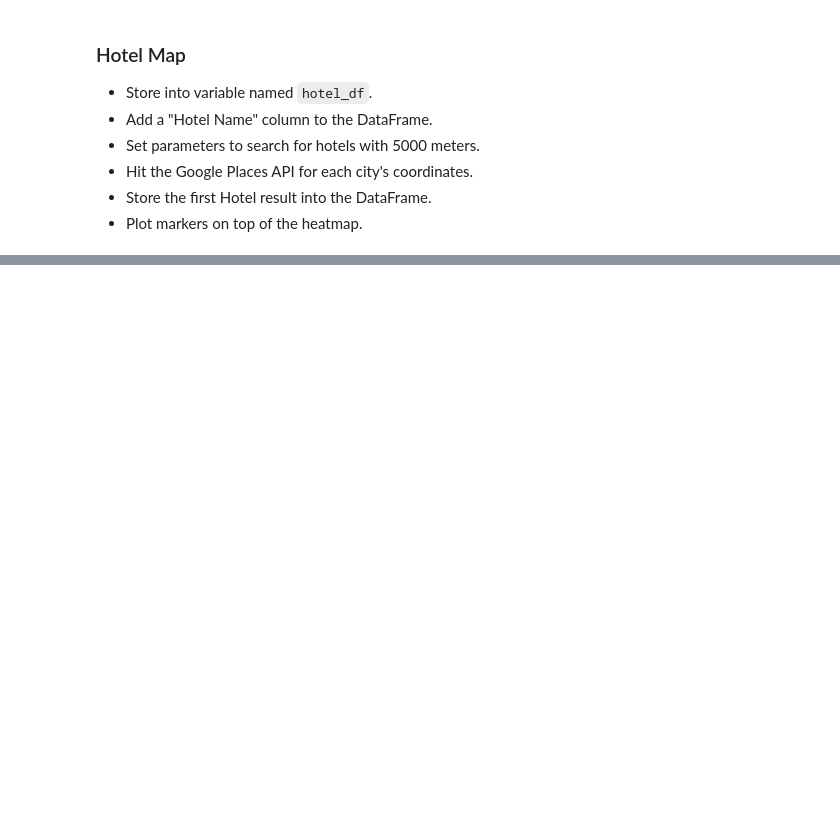
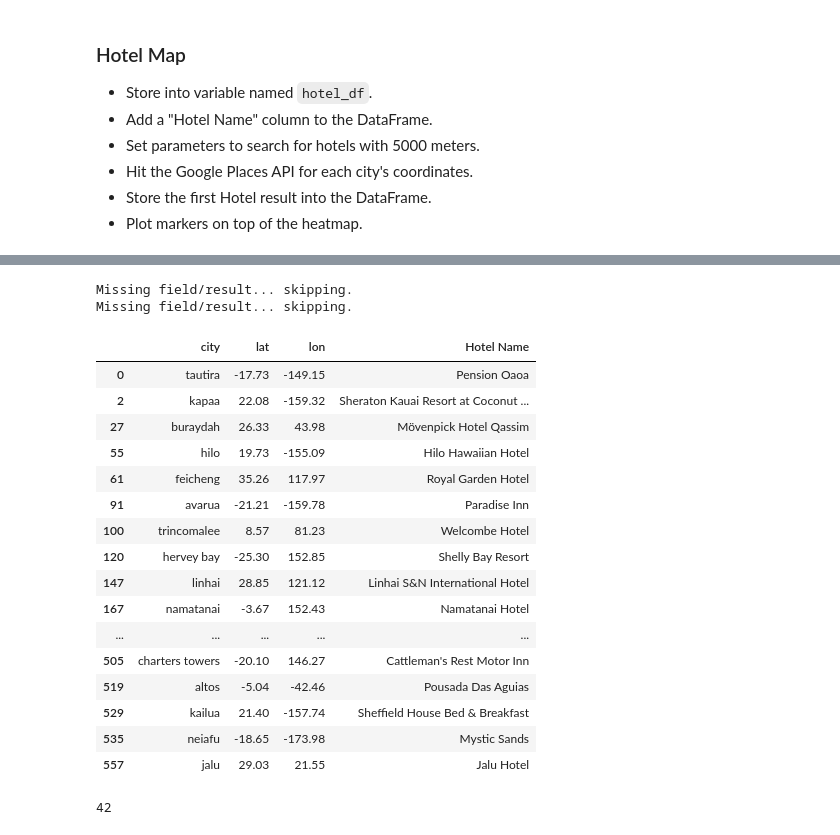
Before and after one commit to hbielser/python-api-challenge, a Jupyter notebook: VacationPy/VacationPySolved.ipynb, the cells around one changed output, grey strips where cells are left out. Drawn from its saved outputs; the diff is of its cells as text; code cells hidden in the pictures; blank space fills up the shorter version.

```diff
--- a/VacationPy/VacationPySolved.ipynb
+++ b/VacationPy/VacationPySolved.ipynb
@@ -123,3 +131,58 @@ NameError: name 'requsets' is not defined
+# %%
+#set parameters for hotel search
+params = {
+    "radius" : 5000,
+    "types": "lodging",
+    "key": gkey
+}
+
+#capture data
+for index,row in ideal_weather_df.iterrows():
+
+    #geocoordinates
+    lat = row["lat"]
+    lon = row["lon"]
+
+    params["location"] = f"{lat},{lon}"
+
+    #base url
+    base_url = "https://maps.googleapis.com/maps/api/place/nearbysearch/json"
+
+    #make request, print url and convert to json
+    request = requests.get(base_url, params=params)
+    response = request.json()
+
+    try:
+        hotel_df.loc[index, 'Hotel Name'] = response['results'][0]['name']
+
+    except (KeyError,IndexError):
+        print("Missing field/result... skipping.")
+
+hotel_df
+# %% [output]
+Missing field/result... skipping.
+Missing field/result... skipping.
+|  | city | lat | lon | Hotel Name |
+| 0 | tautira | -17.73 | -149.15 | Pension Oaoa |
+| 2 | kapaa | 22.08 | -159.32 | Sheraton Kauai Resort at Coconut ... |
+| 27 | buraydah | 26.33 | 43.98 | Mövenpick Hotel Qassim |
+| 55 | hilo | 19.73 | -155.09 | Hilo Hawaiian Hotel |
+| 61 | feicheng | 35.26 | 117.97 | Royal Garden Hotel |
+| 91 | avarua | -21.21 | -159.78 | Paradise Inn |
+| 100 | trincomalee | 8.57 | 81.23 | Welcombe Hotel |
+| 120 | hervey bay | -25.30 | 152.85 | Shelly Bay Resort |
+| 147 | linhai | 28.85 | 121.12 | Linhai S&N International Hotel |
+| 167 | namatanai | -3.67 | 152.43 | Namatanai Hotel |
+| ... | ... | ... | ... | ... |
+| 505 | charters towers | -20.10 | 146.27 | Cattleman's Rest Motor Inn |
+| 519 | altos | -5.04 | -42.46 | Pousada Das Aguias |
+| 529 | kailua | 21.40 | -157.74 | Sheffield House Bed & Breakfast |
+| 535 | neiafu | -18.65 | -173.98 | Mystic Sands |
+| 557 | jalu | 29.03 | 21.55 | Jalu Hotel |
+# %%
+len(hotel_df)
+# %% [output]
+42
 # %%
 # NOTE: Do not change any of the code in this cell
 
```
Also changed, not shown: parts of 10 cells of this notebook, 2 other files.
